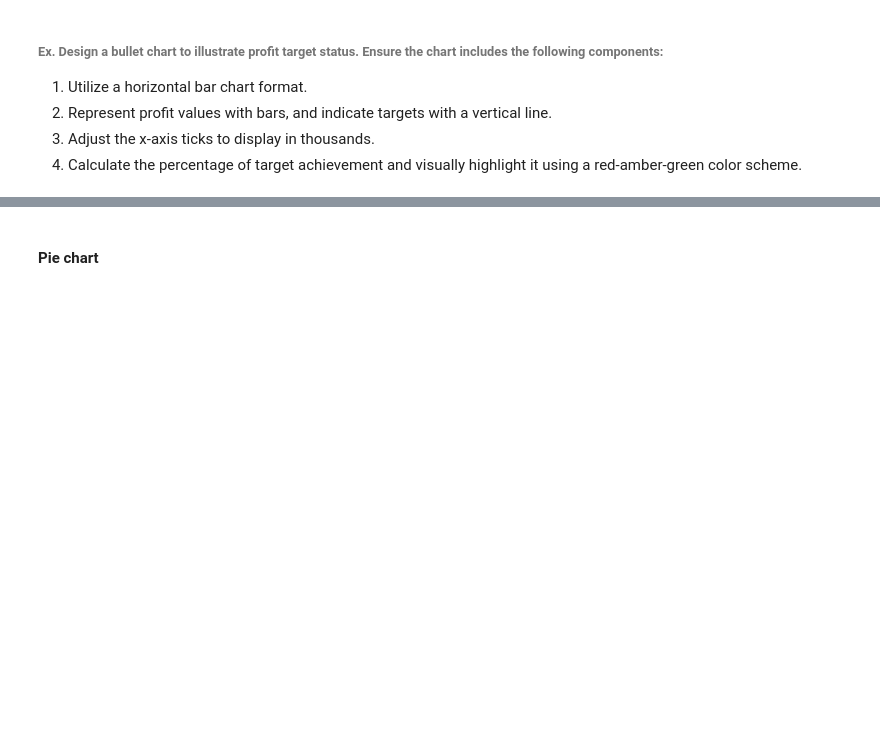
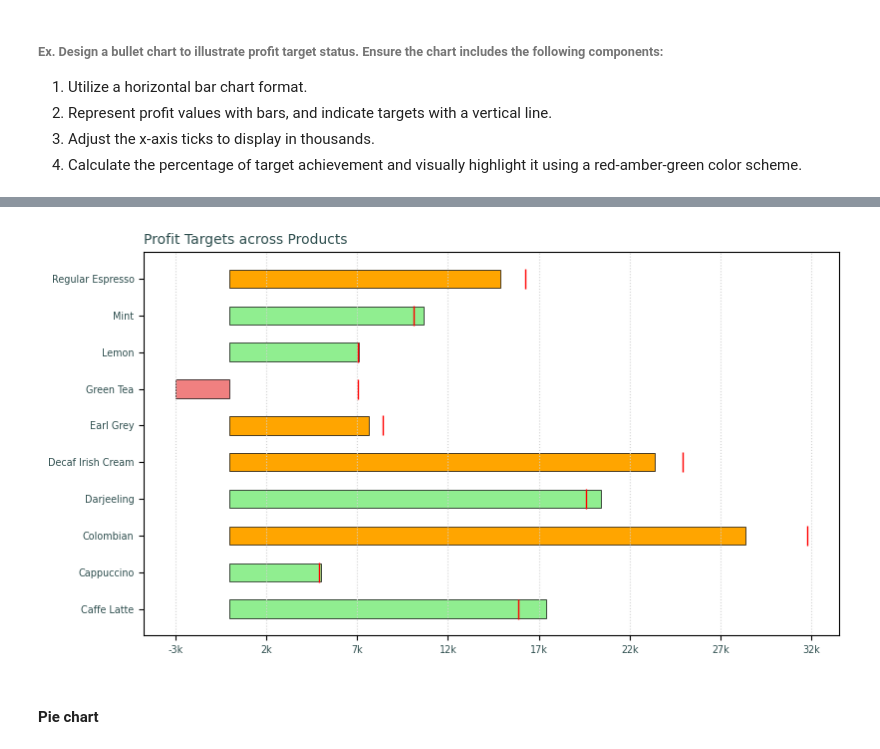
Before and after one commit to knowledge-corner/CGI_19_may_25, a Jupyter notebook: Classwork/Classwork Notebook.ipynb, the cells around one changed output, grey strips where cells are left out. Cells and saved outputs as stored; diff of their text form; code cells hidden in the pictures; blank space fills up the shorter version.

```diff
--- a/Classwork/Classwork Notebook.ipynb
+++ b/Classwork/Classwork Notebook.ipynb
@@ -1327,2 +1379,22 @@ plt.show()
+# %%
+fig = plt.figure(figsize=(9, 5))
+conditions = [profits < 0, profits >= target_profits, profits < target_profits]
+result = ["lightcoral", "lightgreen", "orange"]
+cols = np.select(conditions, result, default="")
+plt.barh(products, profits, height=0.5, edgecolor = "black", lw = 0.5, color = cols)
+
+
+plt.plot(target_profits, products, marker = "|", markersize = 15, ls = "", color = "Red")
+
+plt.title("Profit Targets across Products", loc = "left", color = "darkslategrey", size = "medium")
+plt.grid(axis="x", color = "lightgrey", ls = ":")
+ticks = np.arange(profits.min(), profits.max()+5000, 5000).astype(int)
+x_labels = (ticks//1000).astype(str) + "k"
+plt.xticks(ticks, x_labels, color = "darkslategrey", size = "x-small")
+plt.yticks(color = "darkslategrey", size = "x-small")
+
+plt.show()
+# %% [output]
+[figure, added]
 # %% [markdown]
 #### Pie chart
```
Also changed, not shown: parts of 11 cells of this notebook.
